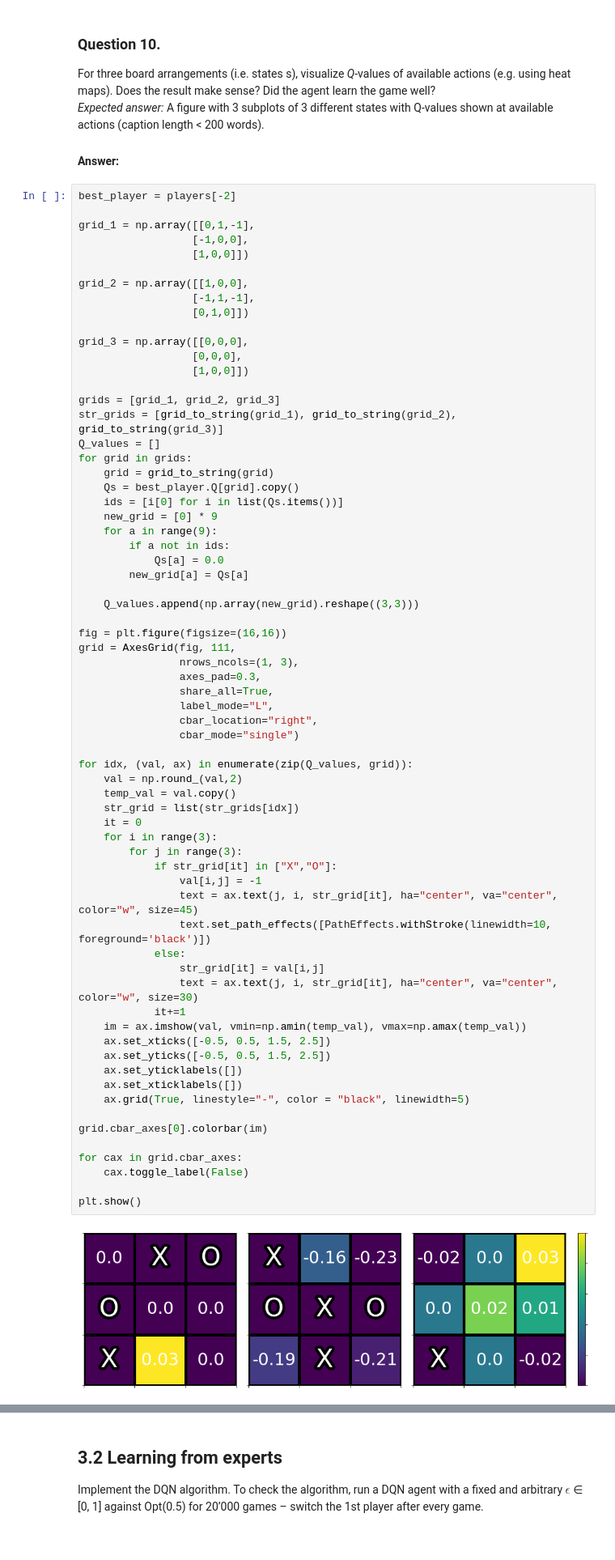
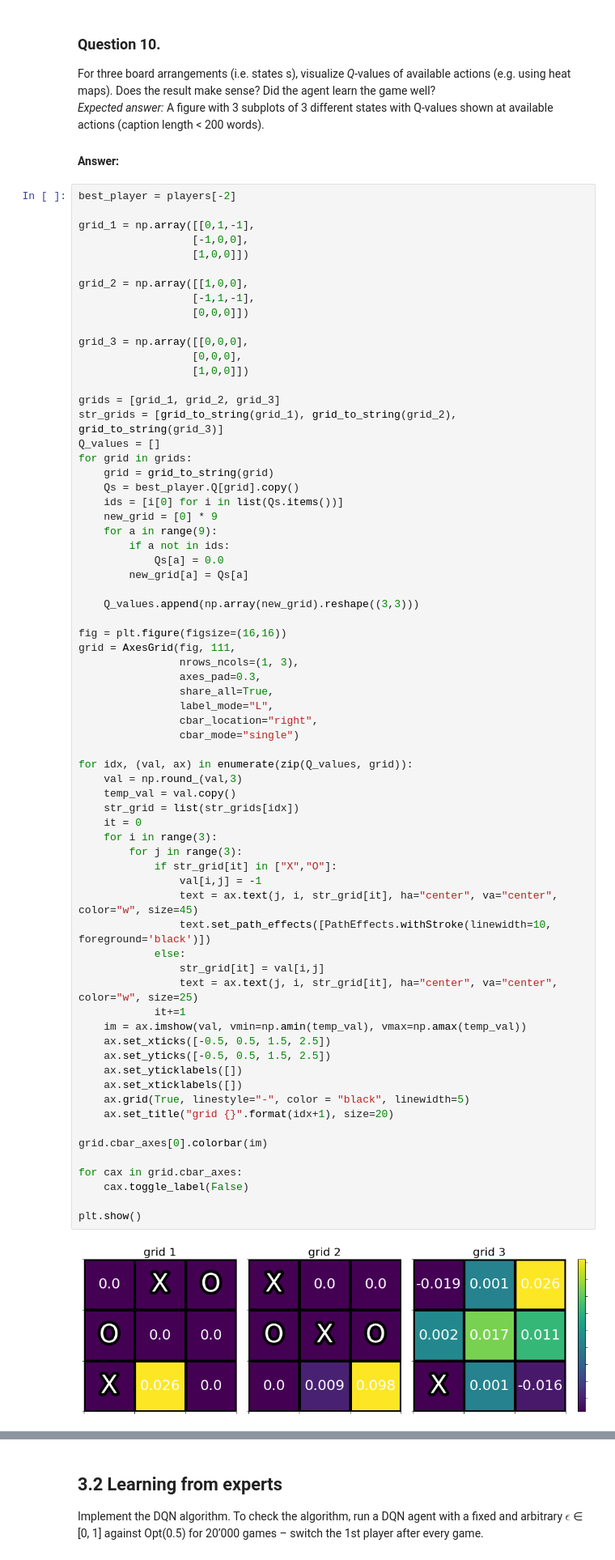
Before and after one commit to jgoumaz/EPFL_ANN_TicTacToe, a Jupyter notebook: questions.ipynb, the cells around one changed output, grey strips where cells are left out. Shown: that part at 81% size. Saved outputs shown, nothing was run; the diff lists cells and outputs as text.

```diff
--- a/questions.ipynb
+++ b/questions.ipynb
@@ -342,7 +342,7 @@ grid_1 = np.array([[0,1,-1],
 
 grid_2 = np.array([[1,0,0],
                   [-1,1,-1],
-                  [0,1,0]])
+                  [0,0,0]])
 
 grid_3 = np.array([[0,0,0],
                   [0,0,0],
@@ -372,36 +372,37 @@ grid = AxesGrid(fig, 111,
                 cbar_location="right",
                 cbar_mode="single")
 
 for idx, (val, ax) in enumerate(zip(Q_values, grid)):
-    val = np.round_(val,2)
+    val = np.round_(val,3)
     temp_val = val.copy()
     str_grid = list(str_grids[idx])
     it = 0
     for i in range(3):
         for j in range(3):
             if str_grid[it] in ["X","O"]:
                 val[i,j] = -1
                 text = ax.text(j, i, str_grid[it], ha="center", va="center", color="w", size=45)
                 text.set_path_effects([PathEffects.withStroke(linewidth=10, foreground='black')])
             else:
                 str_grid[it] = val[i,j]
-                text = ax.text(j, i, str_grid[it], ha="center", va="center", color="w", size=30)
+                text = ax.text(j, i, str_grid[it], ha="center", va="center", color="w", size=25)
             it+=1
     im = ax.imshow(val, vmin=np.amin(temp_val), vmax=np.amax(temp_val))
     ax.set_xticks([-0.5, 0.5, 1.5, 2.5])
     ax.set_yticks([-0.5, 0.5, 1.5, 2.5])
     ax.set_yticklabels([])
     ax.set_xticklabels([])
     ax.grid(True, linestyle="-", color = "black", linewidth=5)
+    ax.set_title("grid {}".format(idx+1), size=20)
 
 grid.cbar_axes[0].colorbar(im)
 
 for cax in grid.cbar_axes:
     cax.toggle_label(False)
 
 plt.show()
 # %% [output]
-[figure, old version]
+[figure, new version]
 # %% [markdown]
 ## 3 Deep Q-Learning <a class="anchor" id="section3"></a>
 As our 2nd algorithm, we use Deep Q-Learning (DQN) combined with $\epsilon$-greedy policy. You can watch
```
Also changed, not shown: parts of 8 cells of this notebook, 1 other file.
